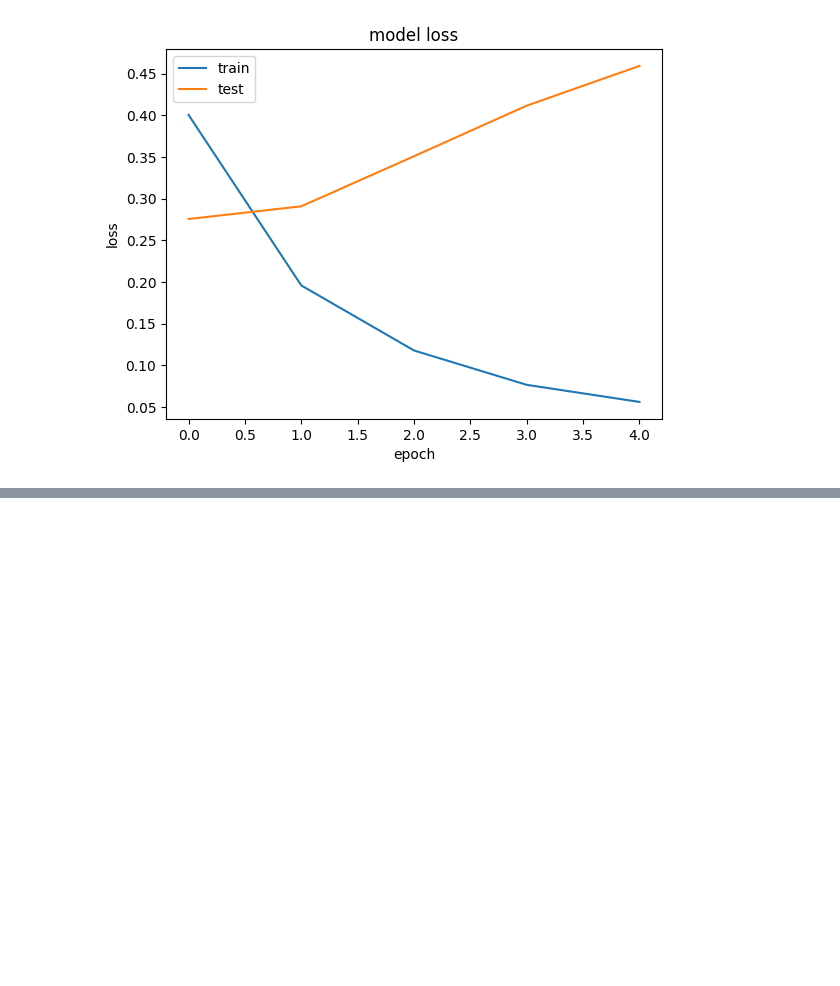
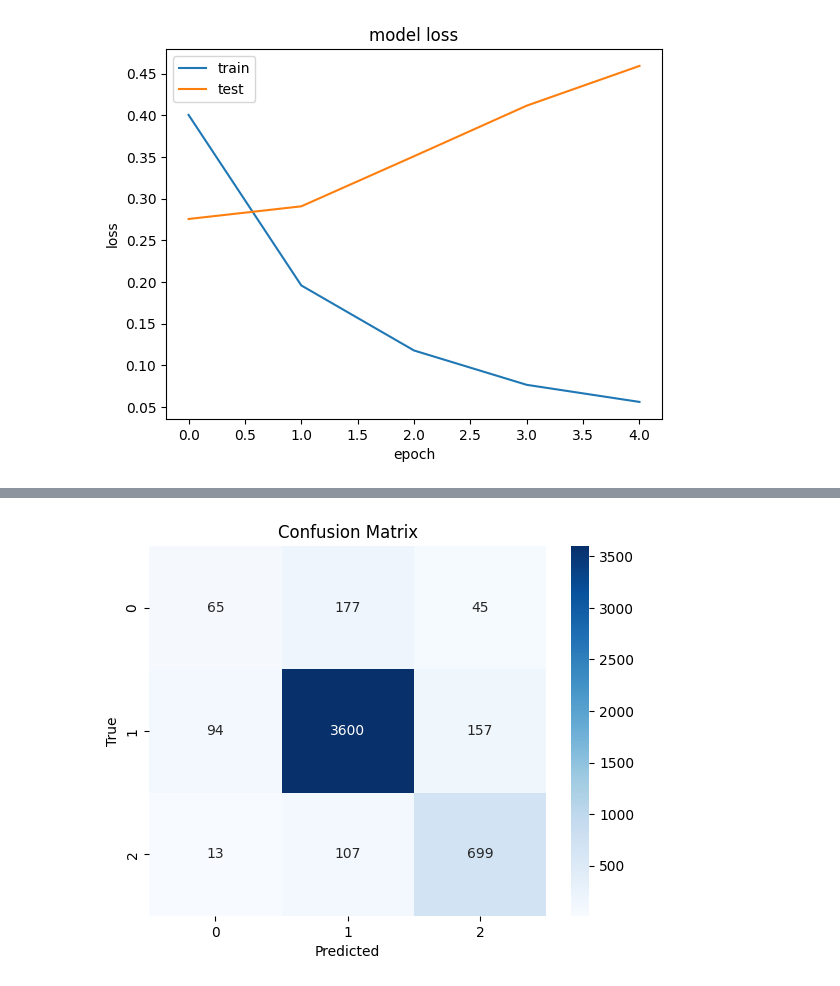
Before and after one commit to StephBarwick/P000456CSITCP, a Jupyter notebook: model.ipynb, the cells around one changed output, grey strips where cells are left out. Cells and saved outputs as stored; diff of their text form; code cells hidden in the pictures; blank space fills up the shorter version.

```diff
--- a/model.ipynb
+++ b/model.ipynb
@@ -843,3 +843,19 @@ plt.legend(['train', 'test'], loc='upper left')
 plt.show()
 # %% [output]
 [figure]
+# %%
+# plot a confusion matrix
+from sklearn.metrics import confusion_matrix
+import seaborn as sns
+
+y_pred = model.predict(X_test)
+y_pred = np.argmax(y_pred, axis=1)
+y_test = np.argmax(y_test, axis=1)
+cm = confusion_matrix(y_test, y_pred)
+
+sns.heatmap(cm, annot=True, fmt='d', cmap='Blues')
+plt.xlabel('Predicted')
+plt.ylabel('True')
+plt.title('Confusion Matrix')
+plt.show()
+# %% [output]
@@ -845,0 +863 @@ plt.show()
+[figure, added]
```
Also changed, not shown: parts of 1 cell of this notebook.
